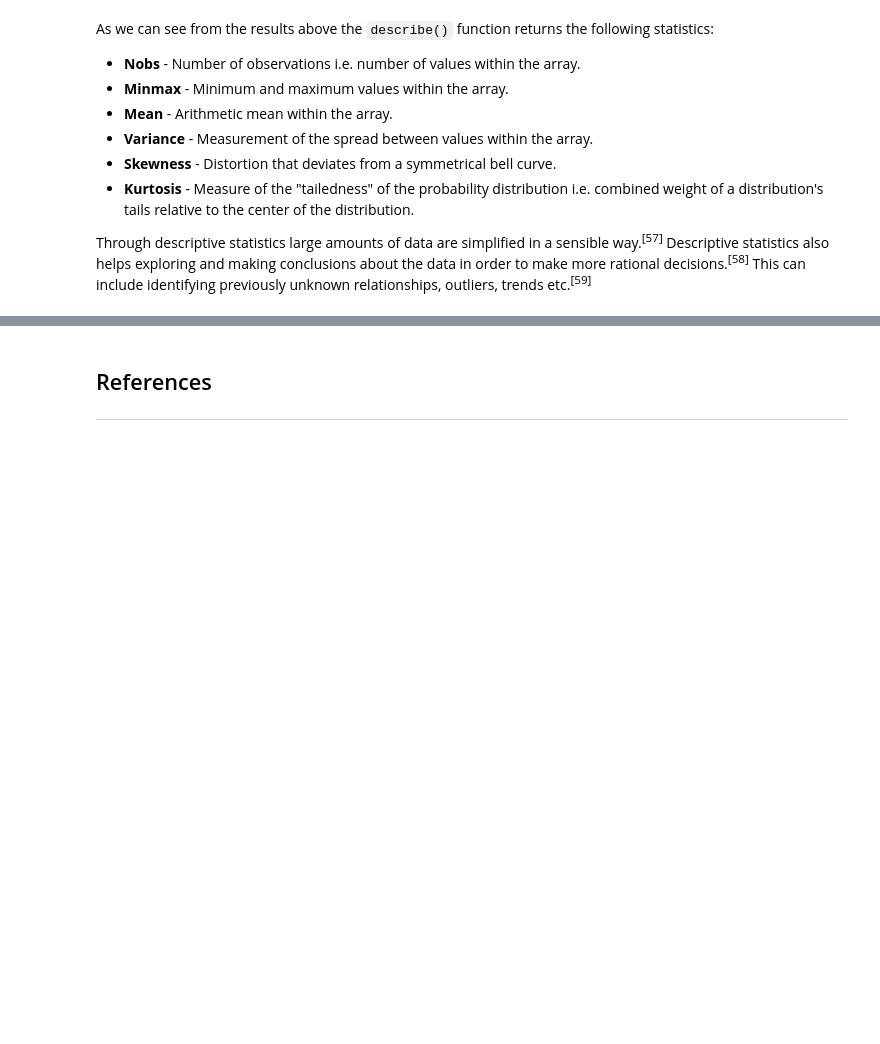
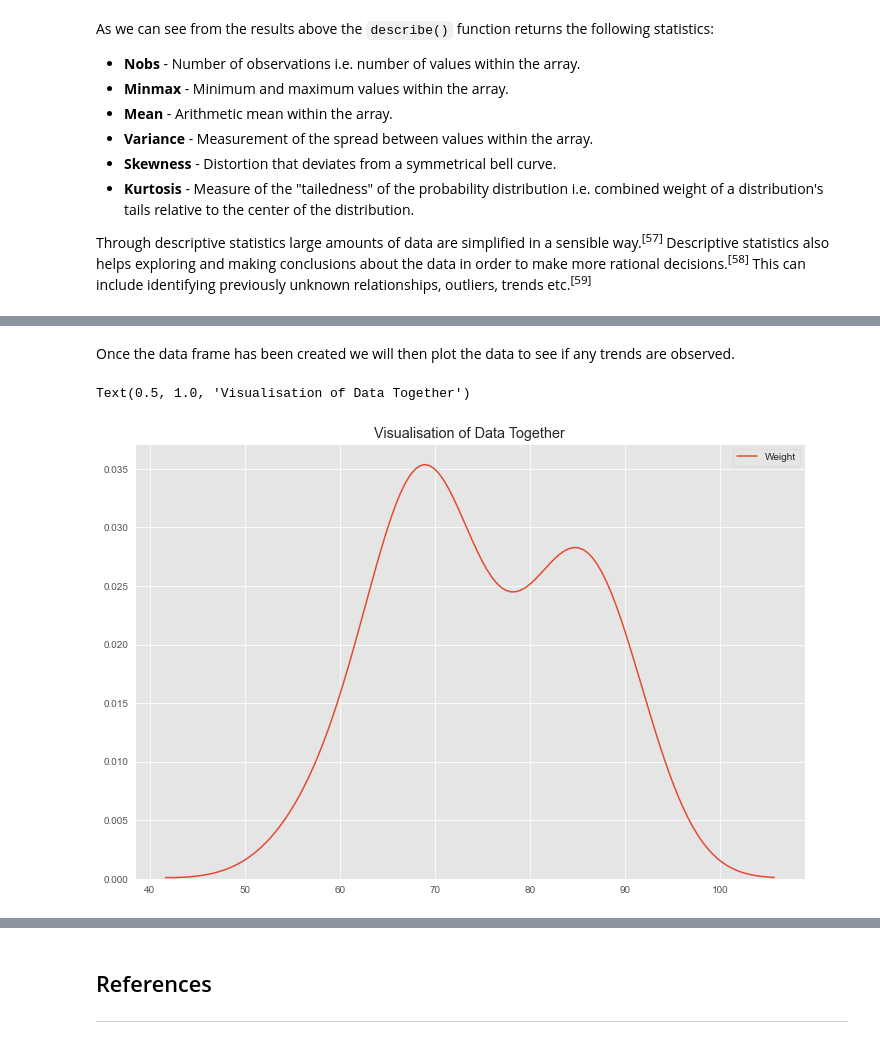
Before and after one commit to JPLee01/Machine_Learning_and_Statistics, a Jupyter notebook: scipy-stats.ipynb, the cells around one changed output, grey strips where cells are left out. Cells and saved outputs as stored; diff of their text form; code cells hidden in the pictures; blank space fills up the shorter version.

Commit message:
Addition of T-test info and calculations. Analysis of results and info for independant-sample T-test needed.

```diff
--- a/scipy-stats.ipynb
+++ b/scipy-stats.ipynb
@@ -324,0 +327,11 @@ The author will now conduct a independent sample T-test.
+# %%
+#Create Two Sample Groups of Adults Weight
+sample_a = [66.1, 69.8, 67.7, 69.6, 71.1, 60.5, 57.6, 68.1, 70.1, 66.7, 67.8, 69.0, 65.4]
+
+sample_b = [83.7, 81.5, 80.6, 83.9, 72.4, 87.5, 89.7, 88.9, 75.4, 87.6, 82.3, 86.5, 86.9]
+
+#Add both samples in one data frame.
+df = pd.DataFrame({'Category': ['Sample A'] * len(sample_a) + ['Sample B'] * len(sample_b), 'Weight': np.hstack([sample_a,sample_b])})
+
+#Dsiplay the results
+df
@@ -324,0 +356,8 @@ The author will now conduct a independent sample T-test.
+# %% [markdown]
+Once the data frame has been created we will then plot the data to see if any trends are observed.
+# %%
+sns.kdeplot(df['Weight'])
+plt.title("Visualisation of Data Together")
+# %% [output]
+Text(0.5, 1.0, 'Visualisation of Data Together')
+[figure, added]
```
Also changed, not shown: parts of 18 cells of this notebook.
